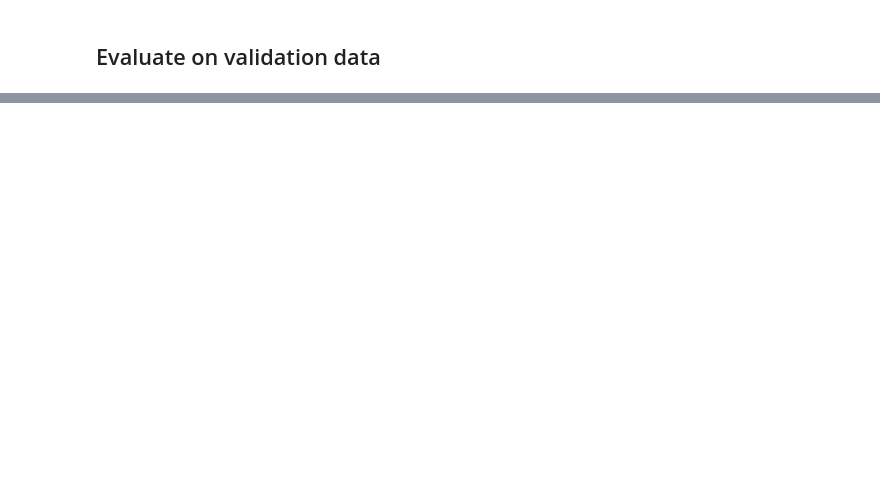
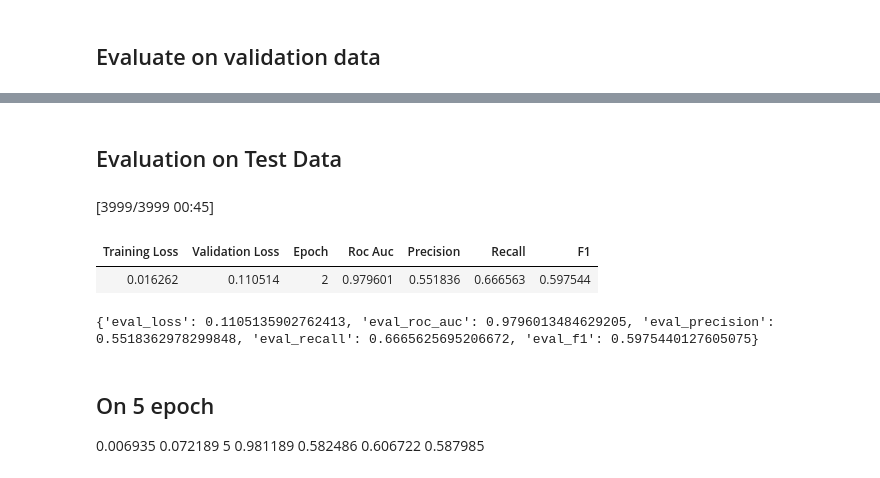
Before and after one commit to aadityane93/Toxic_Comments_Sentiment_Analysis, a Jupyter notebook: 4_Multi_Label_Tranfer_Learning.ipynb, the cells around one changed output, grey strips where cells are left out. Saved outputs shown, nothing was run; the diff lists cells and outputs as text; code cells hidden in the pictures; blank space fills up the shorter version.

```diff
--- a/4_Multi_Label_Tranfer_Learning.ipynb
+++ b/4_Multi_Label_Tranfer_Learning.ipynb
@@ -397,0 +409,18 @@ print(test_dataset.column_names)
+# %% [markdown]
+## Evaluation on Test Data
+# %%
+# Evaluate on test dataset
+test_results = trainer.evaluate(
+    eval_dataset=test_dataset
+)
+
+# Print test results
+print(test_results)
+# %% [output]
+[3999/3999 00:45]
+| Training Loss | Validation Loss | Epoch | Roc Auc | Precision | Recall | F1 |
+| 0.016262 | 0.110514 | 2 | 0.979601 | 0.551836 | 0.666563 | 0.597544 |
+{'eval_loss': 0.1105135902762413, 'eval_roc_auc': 0.9796013484629205, 'eval_precision': 0.5518362978299848, 'eval_recall': 0.6665625695206672, 'eval_f1': 0.5975440127605075}
+# %% [markdown]
+## On 5 epoch
+0.006935	0.072189	5	0.981189	0.582486	0.606722	0.587985
```
Also changed, not shown: parts of 10 cells of this notebook.
